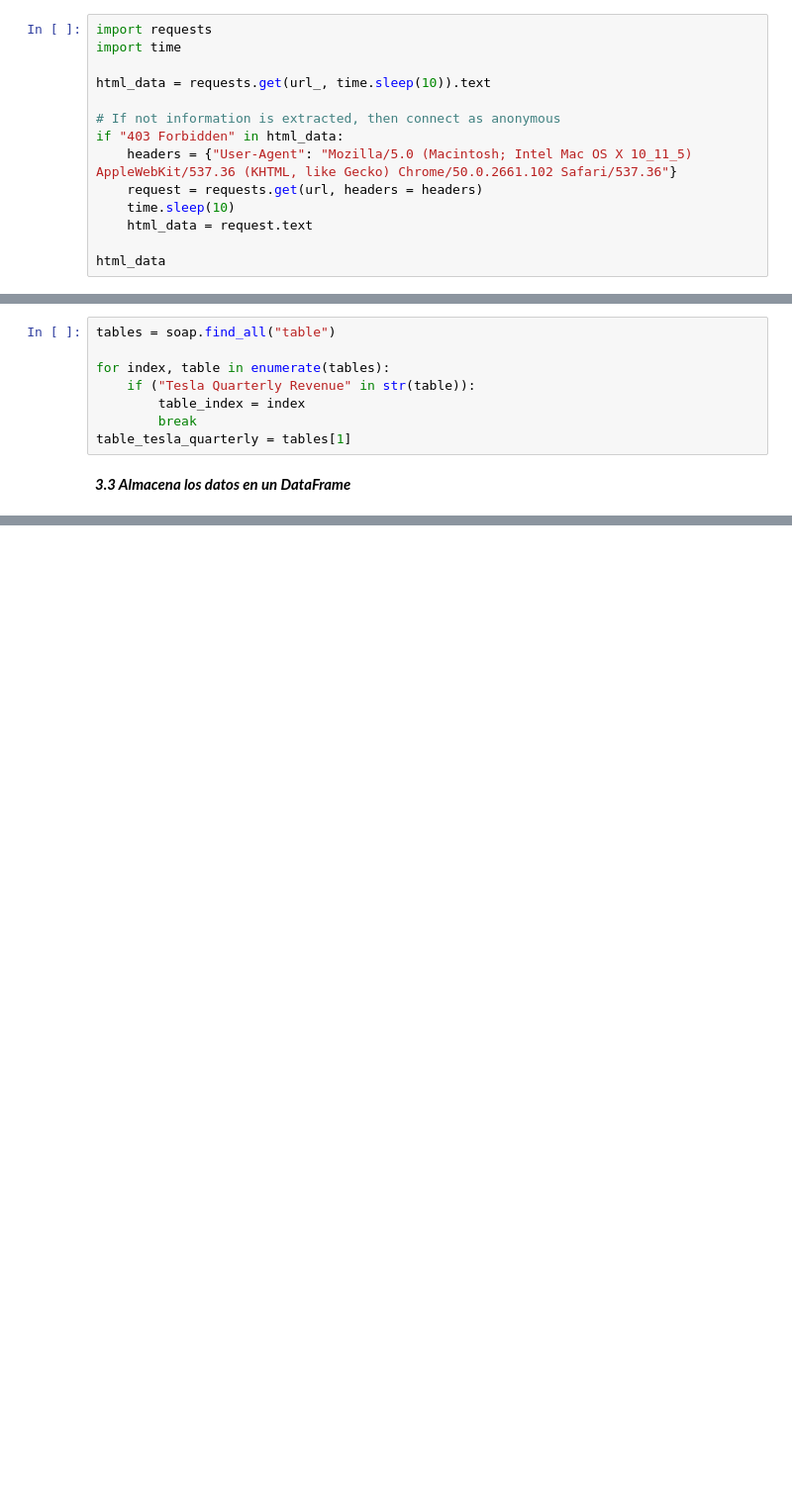
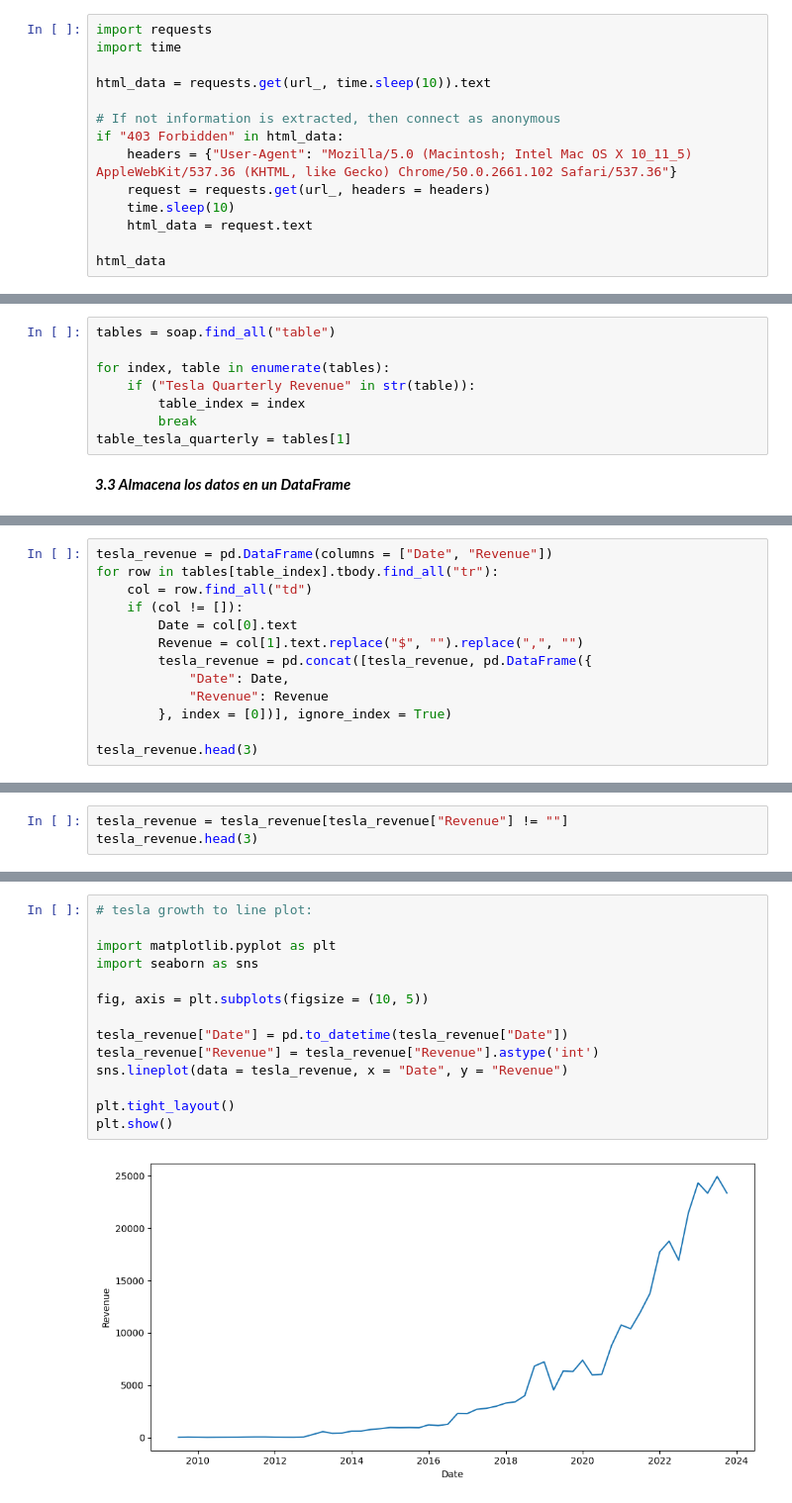
Before and after one commit to JLizon/JLL_web-scraping, a Jupyter notebook: src/explore.ipynb, the cells around one changed output, grey strips where cells are left out. Shown: that part at 99% size. Saved outputs shown, nothing was run; the diff lists cells and outputs as text; blank space fills up the shorter version.

```diff
--- a/src/explore.ipynb
+++ b/src/explore.ipynb
@@ -14,7 +14,7 @@ html_data = requests.get(url_, time.sleep(10)).text
 # If not information is extracted, then connect as anonymous
 if "403 Forbidden" in html_data:
     headers = {"User-Agent": "Mozilla/5.0 (Macintosh; Intel Mac OS X 10_11_5) AppleWebKit/537.36 (KHTML, like Gecko) Chrome/50.0.2661.102 Safari/537.36"}
-    request = requests.get(url, headers = headers)
+    request = requests.get(url_, headers = headers)
     time.sleep(10)
     html_data = request.text
 
@@ -94,0 +81,13 @@ print(list_tesla_date)
+# %%
+tesla_revenue = pd.DataFrame(columns = ["Date", "Revenue"])
+for row in tables[table_index].tbody.find_all("tr"):
+    col = row.find_all("td")
+    if (col != []):
+        Date = col[0].text
+        Revenue = col[1].text.replace("$", "").replace(",", "")
+        tesla_revenue = pd.concat([tesla_revenue, pd.DataFrame({
+            "Date": Date,
+            "Revenue": Revenue
+        }, index = [0])], ignore_index = True)
+
+tesla_revenue.head(3)
@@ -94,0 +101,3 @@ print(list_tesla_date)
+# %%
+tesla_revenue = tesla_revenue[tesla_revenue["Revenue"] != ""]
+tesla_revenue.head(3)
@@ -94,0 +124,16 @@ print(list_tesla_date)
+# %%
+# tesla growth to line plot:
+
+import matplotlib.pyplot as plt
+import seaborn as sns
+
+fig, axis = plt.subplots(figsize = (10, 5))
+
+tesla_revenue["Date"] = pd.to_datetime(tesla_revenue["Date"])
+tesla_revenue["Revenue"] = tesla_revenue["Revenue"].astype('int')
+sns.lineplot(data = tesla_revenue, x = "Date", y = "Revenue")
+
+plt.tight_layout()
+plt.show()
+# %% [output]
+[figure, added]
```
Also changed, not shown: parts of 10 cells of this notebook, 2 other files.
